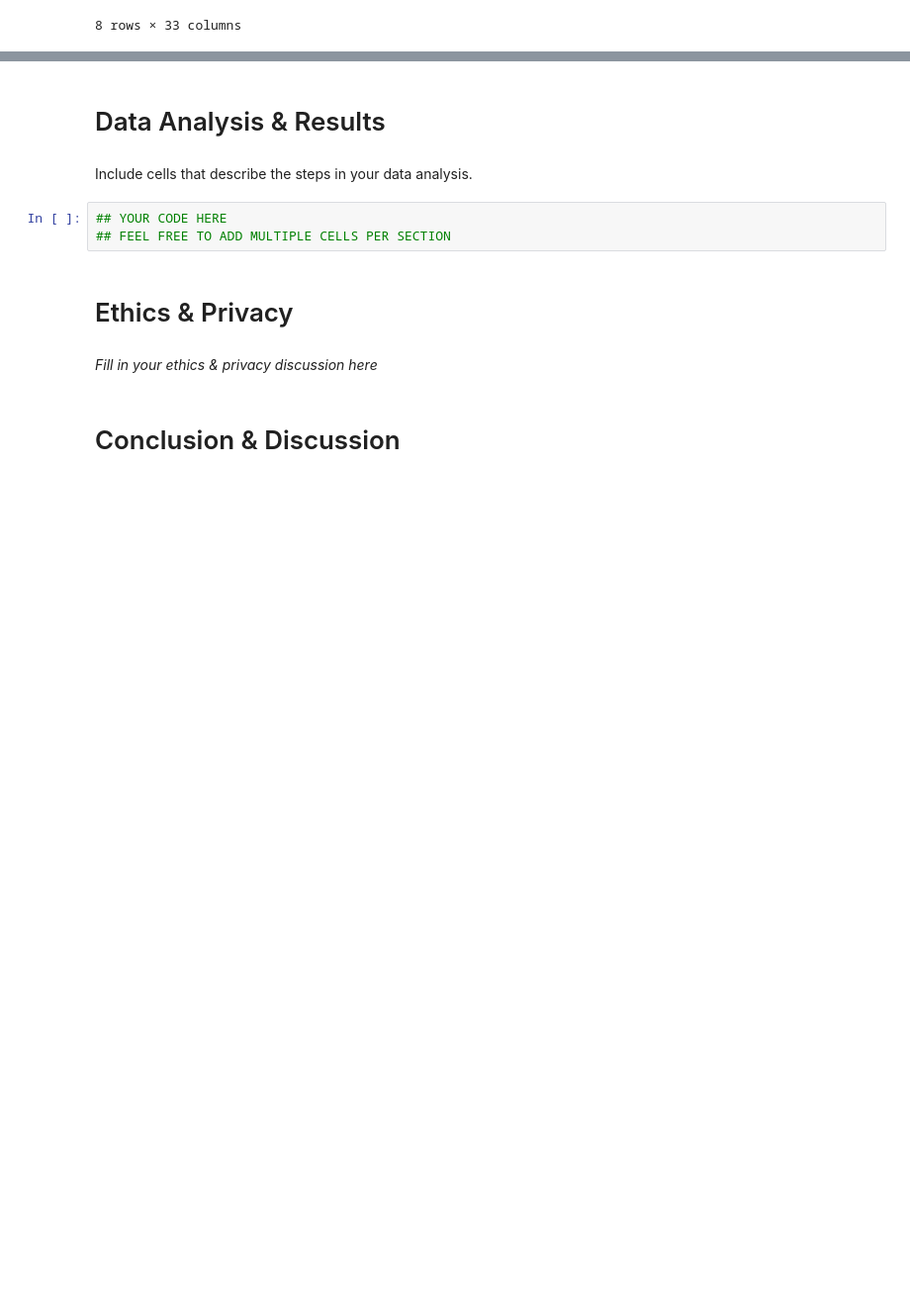
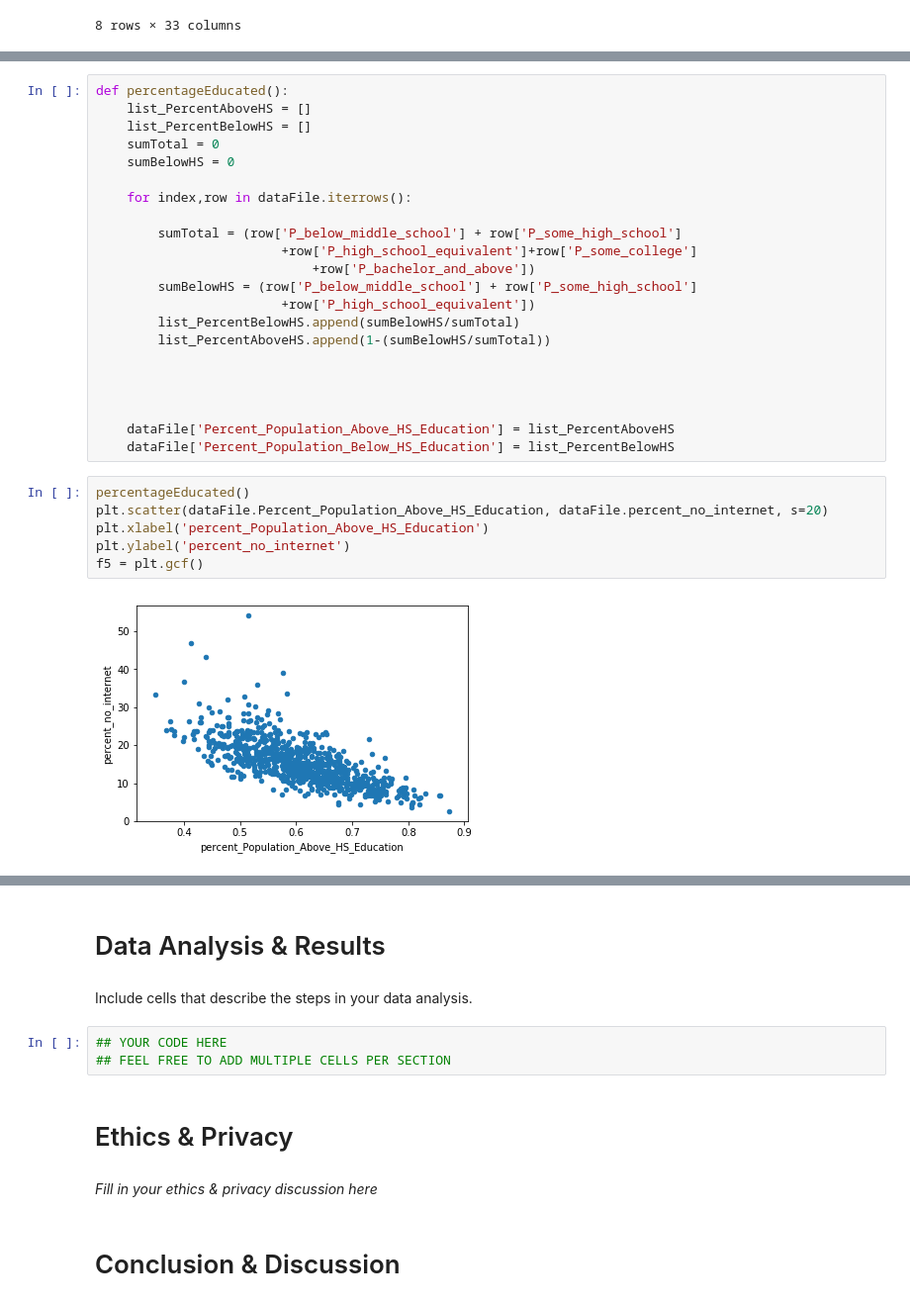
Before and after one commit to jij106/Projects, a Jupyter notebook: FinalProject.ipynb, the cells around one changed output, grey strips where cells are left out. Shown at 99% size. Drawn from its saved outputs; the diff is of its cells as text; blank space fills up the shorter version.

```diff
--- a/FinalProject.ipynb
+++ b/FinalProject.ipynb
@@ -158,0 +167,30 @@ df.describe()
+# %%
+def percentageEducated():
+    list_PercentAboveHS = []
+    list_PercentBelowHS = []
+    sumTotal = 0
+    sumBelowHS = 0
+
+    for index,row in dataFile.iterrows():
+
+        sumTotal = (row['P_below_middle_school'] + row['P_some_high_school']
+                        +row['P_high_school_equivalent']+row['P_some_college']
+                            +row['P_bachelor_and_above'])
+        sumBelowHS = (row['P_below_middle_school'] + row['P_some_high_school']
+                        +row['P_high_school_equivalent'])
+        list_PercentBelowHS.append(sumBelowHS/sumTotal)
+        list_PercentAboveHS.append(1-(sumBelowHS/sumTotal))
+
+
+
+
+    dataFile['Percent_Population_Above_HS_Education'] = list_PercentAboveHS
+    dataFile['Percent_Population_Below_HS_Education'] = list_PercentBelowHS
+# %%
+percentageEducated()
+plt.scatter(dataFile.Percent_Population_Above_HS_Education, dataFile.percent_no_internet, s=20)
+plt.xlabel('percent_Population_Above_HS_Education')
+plt.ylabel('percent_no_internet')
+f5 = plt.gcf()
+# %% [output]
+[figure, added]
```
Also changed, not shown: parts of 2 cells of this notebook.
